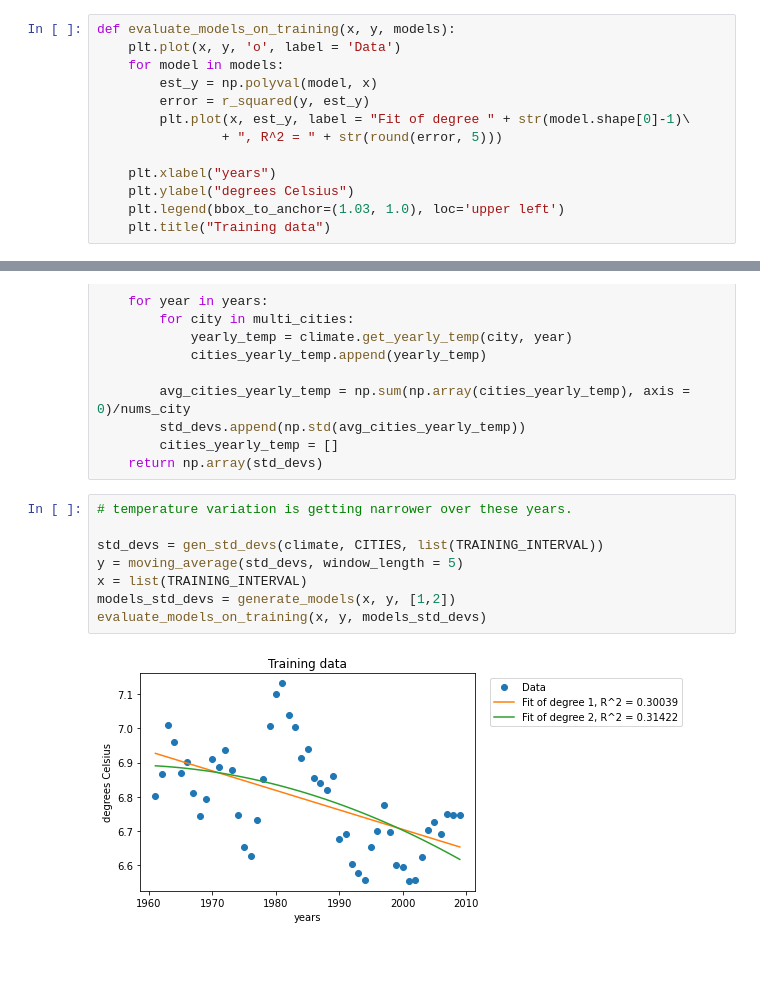
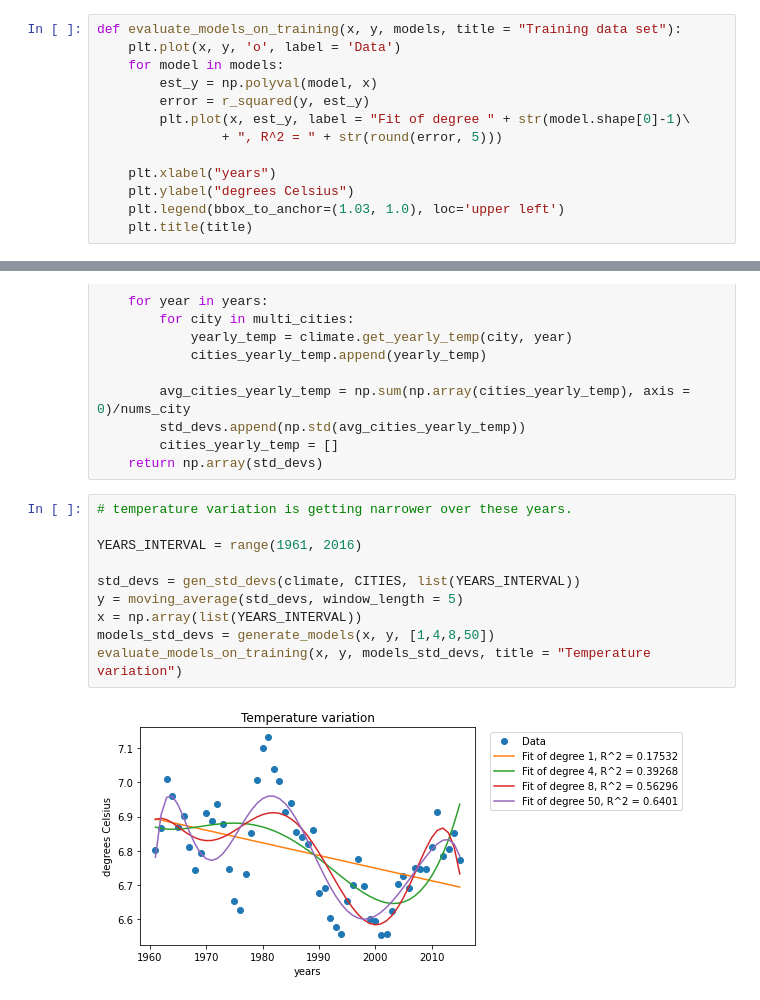
Before and after one commit to EarthAkkharawat/Modeling-global-warming, a Jupyter notebook: global-warming-model.ipynb, the cells around one changed output, grey strips where cells are left out. Cells and saved outputs as stored; diff of their text form; blank space fills up the shorter version.

```diff
--- a/global-warming-model.ipynb
+++ b/global-warming-model.ipynb
@@ -88,7 +88,7 @@ def generate_models(x, y, degs):
 def r_squared(y, estimated):
     return 1 - ((y-estimated)**2).sum()/((y-y.mean())**2).sum()
 # %%
-def evaluate_models_on_training(x, y, models):
+def evaluate_models_on_training(x, y, models, title = "Training data set"):
     plt.plot(x, y, 'o', label = 'Data')
     for model in models:
         est_y = np.polyval(model, x)
@@ -99,5 +99,5 @@ def evaluate_models_on_training(x, y, models):
     plt.xlabel("years")
     plt.ylabel("degrees Celsius")
     plt.legend(bbox_to_anchor=(1.03, 1.0), loc='upper left')
-    plt.title("Training data")
+    plt.title(title)
 # %%
@@ -235,10 +235,12 @@ def gen_std_devs(climate, multi_cities, years):
 # %%
 # temperature variation is getting narrower over these years.
 
-std_devs = gen_std_devs(climate, CITIES, list(TRAINING_INTERVAL))
+YEARS_INTERVAL = range(1961, 2016)
+
+std_devs = gen_std_devs(climate, CITIES, list(YEARS_INTERVAL))
 y = moving_average(std_devs, window_length = 5)
-x = list(TRAINING_INTERVAL)
-models_std_devs = generate_models(x, y, [1,2])
-evaluate_models_on_training(x, y, models_std_devs)
+x = np.array(list(YEARS_INTERVAL))
+models_std_devs = generate_models(x, y, [1,4,8,50])
+evaluate_models_on_training(x, y, models_std_devs, title = "Temperature variation")
 # %% [output]
-[figure, old version]
+[figure, new version]
```
Also changed, not shown: parts of 4 cells of this notebook, 1 other file.
